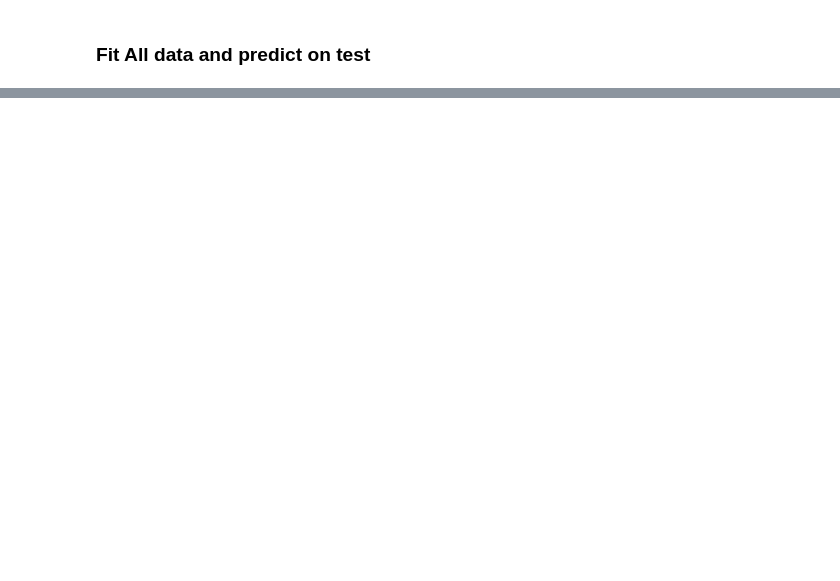
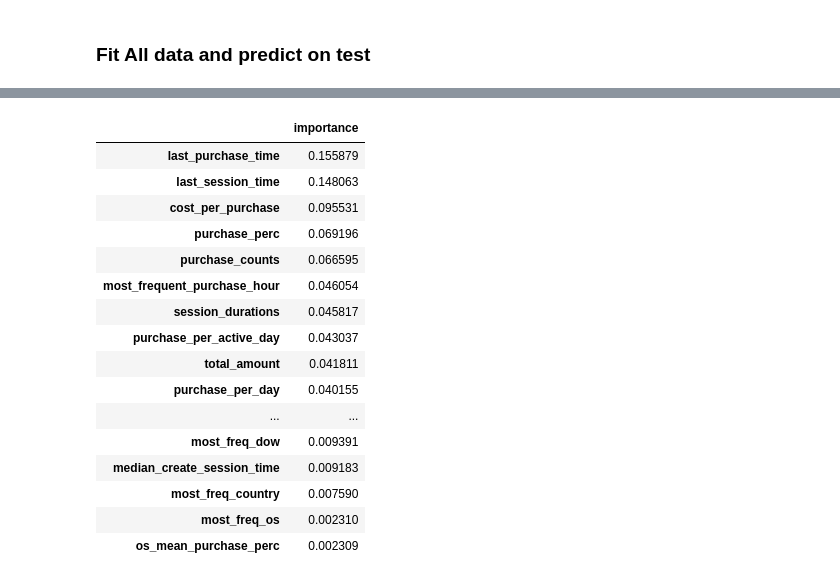
Before and after one commit to minchenw/User-Purchase-Prediction, a Jupyter notebook: random_forest_grid_search.ipynb, the cells around one changed output, grey strips where cells are left out. Drawn from its saved outputs; the diff is of its cells as text; code cells hidden in the pictures; blank space fills up the shorter version.

```diff
--- a/random_forest_grid_search.ipynb
+++ b/random_forest_grid_search.ipynb
@@ -567,3 +348,26 @@ building tree 100 of 100
+# %%
+feature_importances = pd.DataFrame(rf_7days.feature_importances_,
+                                   index = x.columns,
+                                   columns=['importance']).sort_values('importance',ascending=False)
+feature_importances
+# %% [output]
+|  | importance |
+| last_purchase_time | 0.155879 |
+| last_session_time | 0.148063 |
+| cost_per_purchase | 0.095531 |
+| purchase_perc | 0.069196 |
+| purchase_counts | 0.066595 |
+| most_frequent_purchase_hour | 0.046054 |
+| session_durations | 0.045817 |
+| purchase_per_active_day | 0.043037 |
+| total_amount | 0.041811 |
+| purchase_per_day | 0.040155 |
+| ... | ... |
+| most_freq_dow | 0.009391 |
+| median_create_session_time | 0.009183 |
+| most_freq_country | 0.007590 |
+| most_freq_os | 0.002310 |
+| os_mean_purchase_perc | 0.002309 |
 # %%
 # 14 days
 rf_14days = RandomForestClassifier(random_state = 42,n_jobs =-1, verbose=3, max_depth=10,
```
Also changed, not shown: parts of 21 cells of this notebook, 3 other files.
